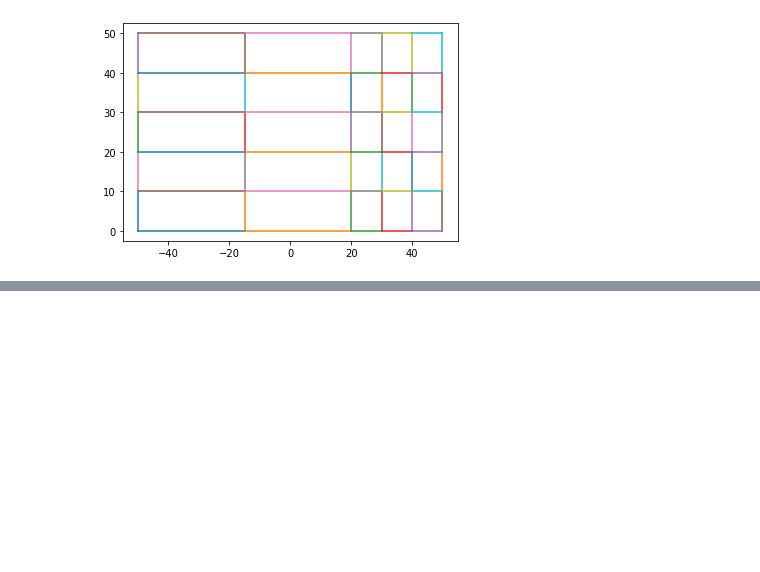
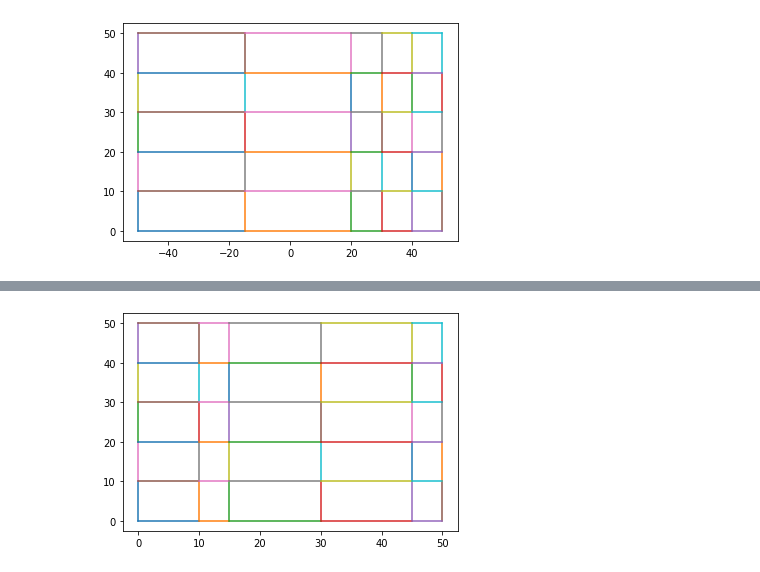
Before and after one commit to Deltares/MeshKernelPy, a Jupyter notebook: docs/examples/04_curvilineargrid_basics.ipynb, the cells around one changed output, grey strips where cells are left out. Saved outputs shown, nothing was run; the diff lists cells and outputs as text; code cells hidden in the pictures; blank space fills up the shorter version.

```diff
--- a/docs/examples/04_curvilineargrid_basics.ipynb
+++ b/docs/examples/04_curvilineargrid_basics.ipynb
@@ -375,0 +413,11 @@ curvilinear_grid.plot_edges(ax)
+# %%
+mk = create_mk_instance_with_a_uniform_curvilinear_grid(5,5)
+mk.curvilinear_line_attraction_repulsion(1.0,                 # positive repels lines, here by 1 times the column width
+                                         30.0,0.0,30.0,50.0,  # The line coordinate
+                                         10.0,0.0,50.0,50.0)  # The affected block
+# %%
+curvilinear_grid = mk.curvilineargrid_get()
+fig, ax = plt.subplots()
+curvilinear_grid.plot_edges(ax)
+# %% [output]
+[figure, added]
```
Also changed, not shown: parts of 23 cells of this notebook, 2 other files.
